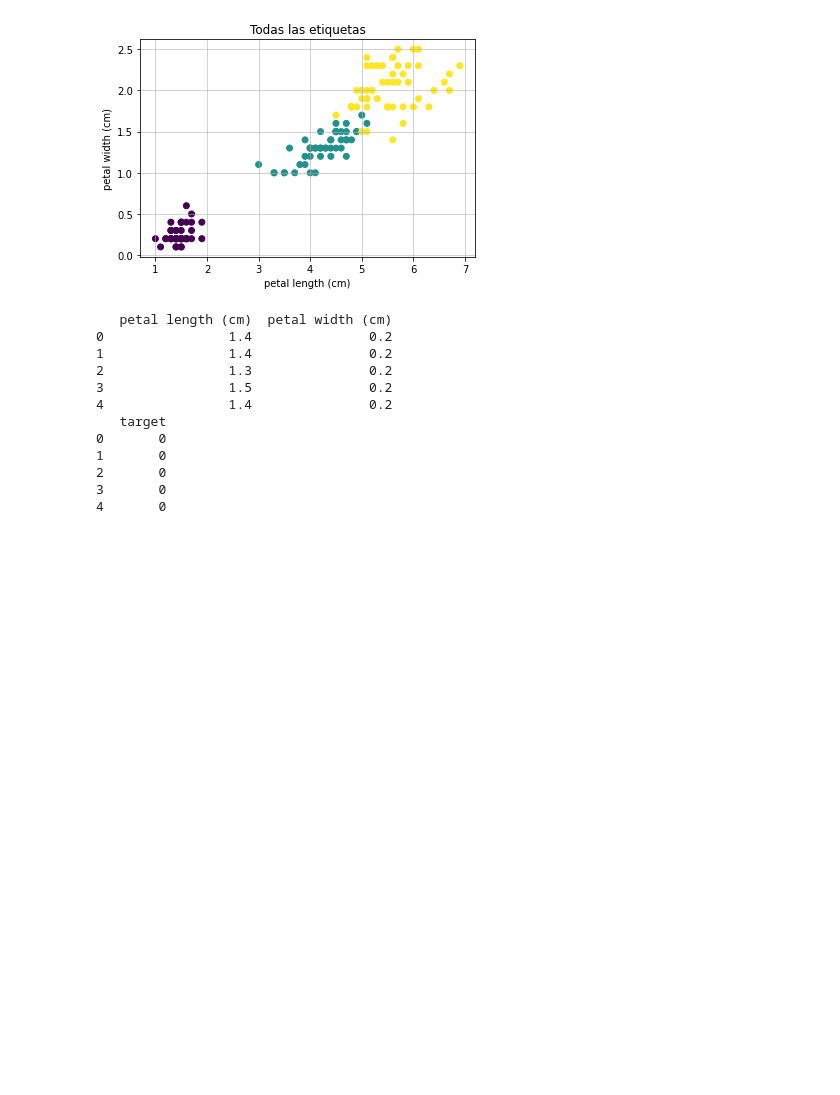
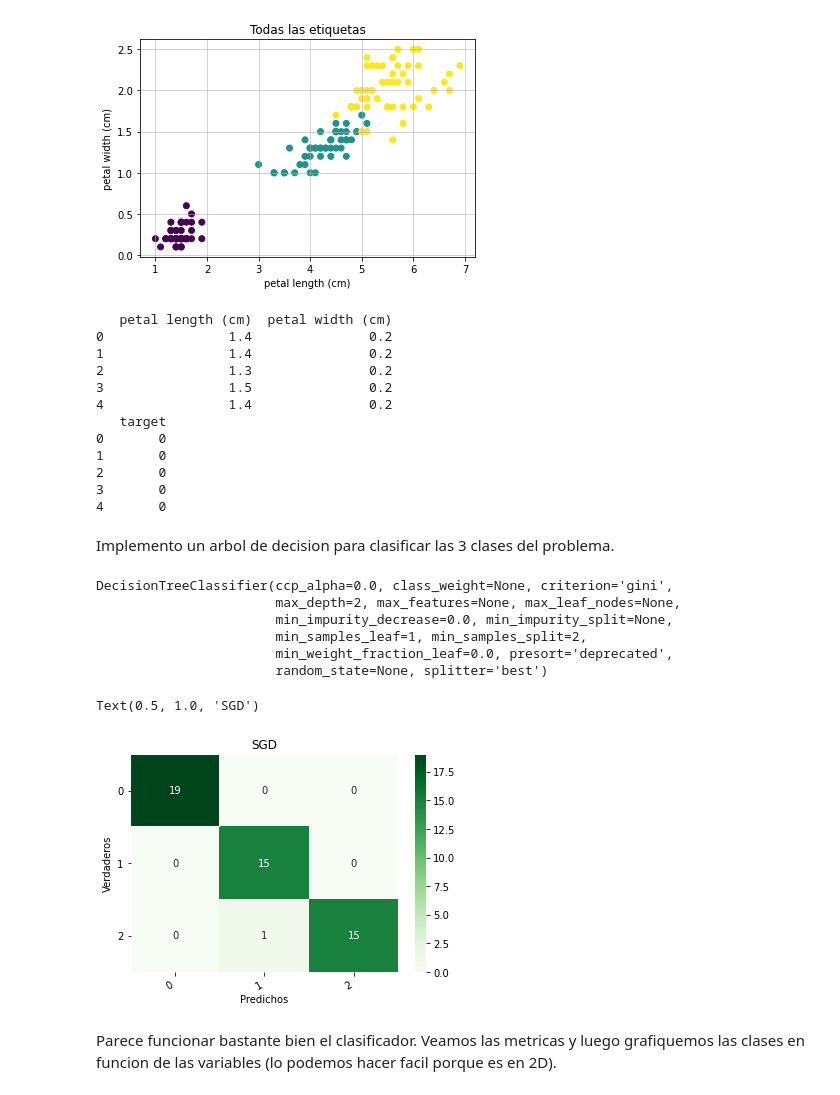
Before and after one commit to nechebarrena/HOML, a Jupyter notebook: HOML_cap_6.ipynb, the cells around one changed output. Drawn from its saved outputs; the diff is of its cells as text; code cells hidden in the pictures; blank space fills up the shorter version.

```diff
--- a/HOML_cap_6.ipynb
+++ b/HOML_cap_6.ipynb
@@ -64,3 +64,42 @@ print(y.head())
 2       0
 3       0
 4       0
+# %% [markdown]
+Implemento un arbol de decision para clasificar las 3 clases del problema.
+# %%
+X_train, X_test, y_train, y_test = train_test_split(X, y, test_size=0.33, random_state=42)
+tree_clf = DecisionTreeClassifier(max_depth=2)
+#arbol_clf = Pipeline([("scaler", StandardScaler()),("Arbol", DecisionTreeClassifier(max_depth=2)),])
+arbol_clf = DecisionTreeClassifier(max_depth=2)
+arbol_clf.fit(X_train, y_train)
+# %% [output]
+DecisionTreeClassifier(ccp_alpha=0.0, class_weight=None, criterion='gini',
+                       max_depth=2, max_features=None, max_leaf_nodes=None,
+                       min_impurity_decrease=0.0, min_impurity_split=None,
+                       min_samples_leaf=1, min_samples_split=2,
+                       min_weight_fraction_leaf=0.0, presort='deprecated',
+                       random_state=None, splitter='best')
+# %%
+from sklearn.metrics import confusion_matrix
+y_test_pred = arbol_clf.predict(X_test)
+cm = confusion_matrix(y_test, y_test_pred)
+
+import seaborn as sns
+import pandas as pd
+def show_confusion_matrix(confusion_matrix):
+  hmap = sns.heatmap(confusion_matrix, annot=True, fmt="d", cmap="Greens")
+  hmap.yaxis.set_ticklabels(hmap.yaxis.get_ticklabels(), rotation=0, ha='right')
+  hmap.xaxis.set_ticklabels(hmap.xaxis.get_ticklabels(), rotation=30, ha='right')
+  plt.ylabel('Verdaderos')
+  plt.xlabel('Predichos');
+clases = ('0','1','2')
+
+df_cm = pd.DataFrame(cm, index=clases, columns=clases)
+plt.figure()
+show_confusion_matrix(df_cm)
+plt.title('SGD')
+# %% [output]
+Text(0.5, 1.0, 'SGD')
+[figure, added]
+# %% [markdown]
+Parece funcionar bastante bien el clasificador. Veamos las metricas y luego grafiquemos las clases en funcion de las variables (lo podemos hacer facil porque es en 2D).
```
Also changed, not shown: parts of 6 cells of this notebook.
